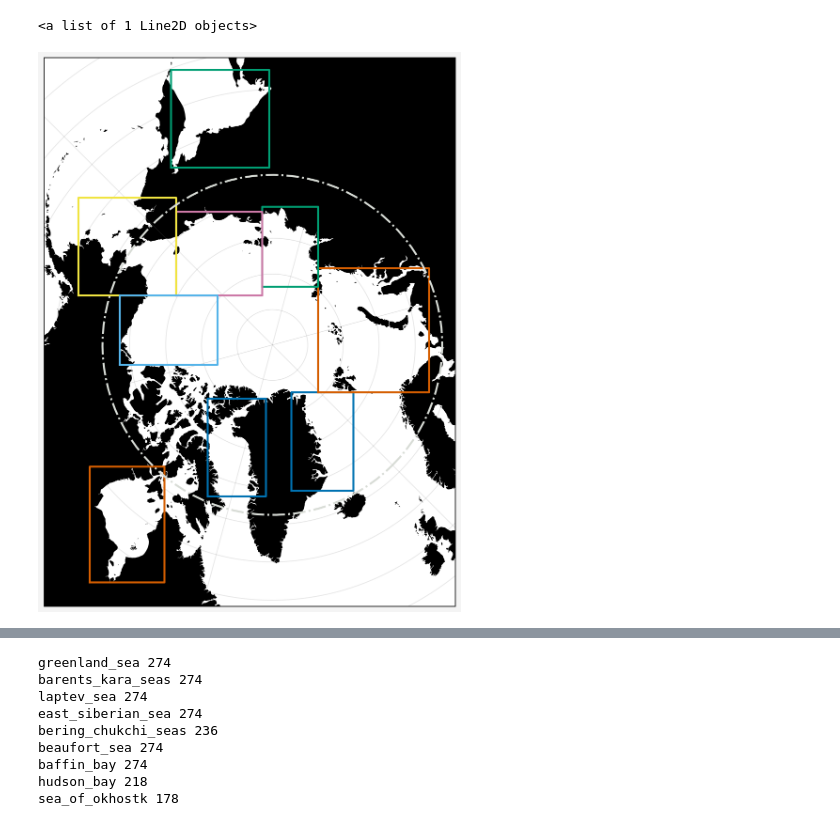
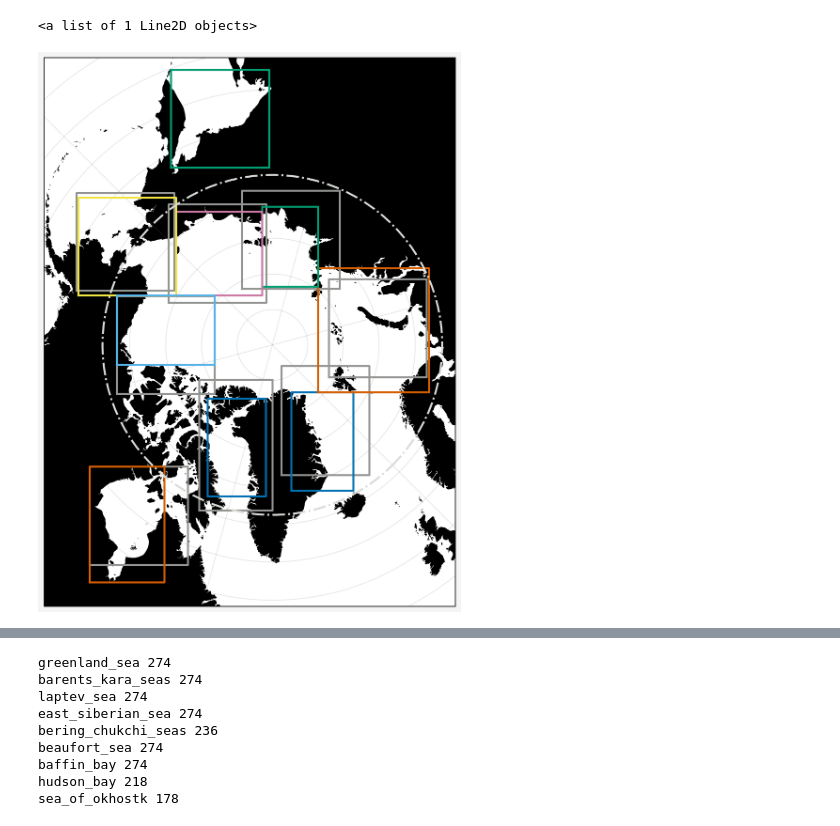
Before and after one commit to danielmwatkins/eval_seg, a Jupyter notebook: notebooks/sample_selection.ipynb, the cells around one changed output, grey strips where cells are left out. Saved outputs shown, nothing was run; the diff lists cells and outputs as text; code cells hidden in the pictures.

```diff
--- a/notebooks/sample_selection.ipynb
+++ b/notebooks/sample_selection.ipynb
@@ -129,25 +52,38 @@ sea_of_okhostk       3464708.0    148.0000     58.0000
+# %%
+import pandas as pd
+import pyproj
+import xarray as xr
+import proplot as pplt
+import cartopy.crs as ccrs
+import os
+import numpy as np
+import warnings
+warnings.simplefilter('ignore')
+
+regions = pd.read_csv('../data/metadata/region_definitions.csv', index_col=0)
+old_regions = pd.read_csv('../data/metadata/init_region_definitions.csv', index_col=0)
+old_regions.rename({'top_y': 'upper_y'}, axis=1, inplace=True)
 # %%
-import pandas as pd
-import proplot as pplt
-import cartopy.crs as ccrs
-import numpy as np
-import warnings
-warnings.simplefilter('ignore')
-
+# Plot bounds of former and new regions
 pplt.rc['reso'] = 'med'
 pplt.rc['cartopy.circular'] = False
 
 crs = ccrs.CRS('epsg:3413')
 fig, ax = pplt.subplots(width=4.5, proj='npstere', proj_kw={'lon_0': -45})
 ax.format(land=True, color='k', boundinglat=52, landzorder=0, latmax=90)
 ax.set_extent([-3.5e6, 2.8e6, -4e6, 4.4e6], crs=crs)
 
-for region in regions:
-    xbox = np.array([regions[region][coord] for coord in ['left_x', 'left_x', 'right_x', 'right_x', 'left_x']])
-    ybox = np.array([regions[region][coord] for coord in ['lower_y', 'upper_y', 'upper_y', 'lower_y', 'lower_y']])
+for region in old_regions.index:
+    xbox = np.array([old_regions.loc[region, coord] for coord in ['left_x', 'left_x', 'right_x', 'right_x', 'left_x']])
+    ybox = np.array([old_regions.loc[region, coord] for coord in ['lower_y', 'upper_y', 'upper_y', 'lower_y', 'lower_y']])
+    ax.plot(xbox, ybox, transform=crs, color='gray')
+
+for region in regions.index:
+    xbox = np.array([regions.loc[region, coord] for coord in ['left_x', 'left_x', 'right_x', 'right_x', 'left_x']])
+    ybox = np.array([regions.loc[region, coord] for coord in ['lower_y', 'upper_y', 'upper_y', 'lower_y', 'lower_y']])
     ax.plot(xbox, ybox, transform=crs)
 
 ax.plot(np.linspace(0, 360, 100), np.ones(100)*66.3, ls='-.', color='light gray')
 # %% [output]
 <a list of 1 Line2D objects>
-[figure, old version]
+[figure, new version]
```
Also changed, not shown: parts of 59 cells of this notebook, 6 other files.
